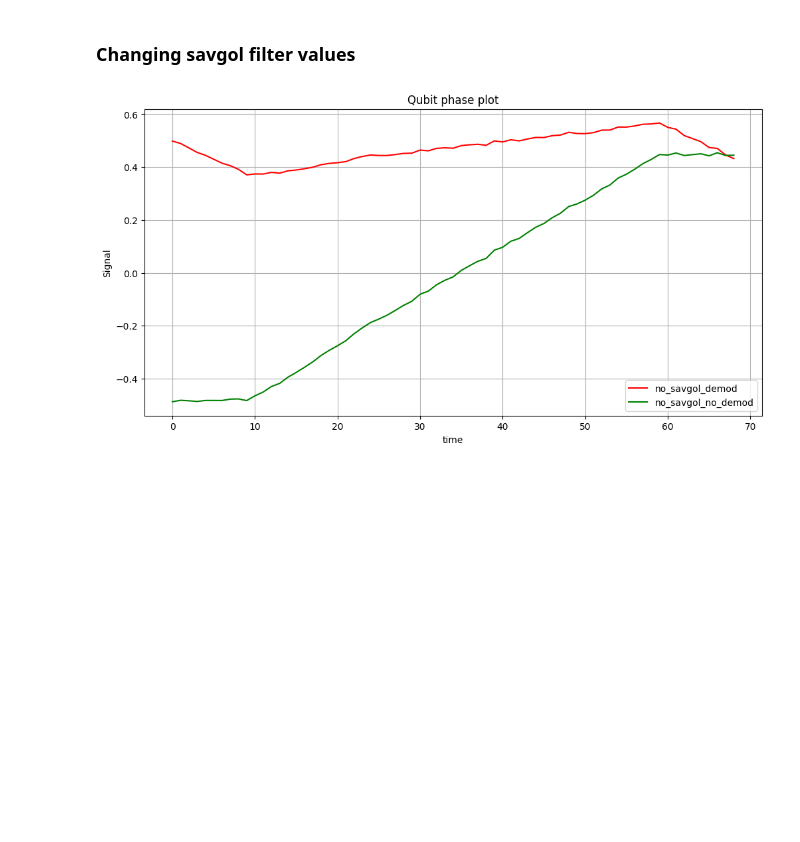
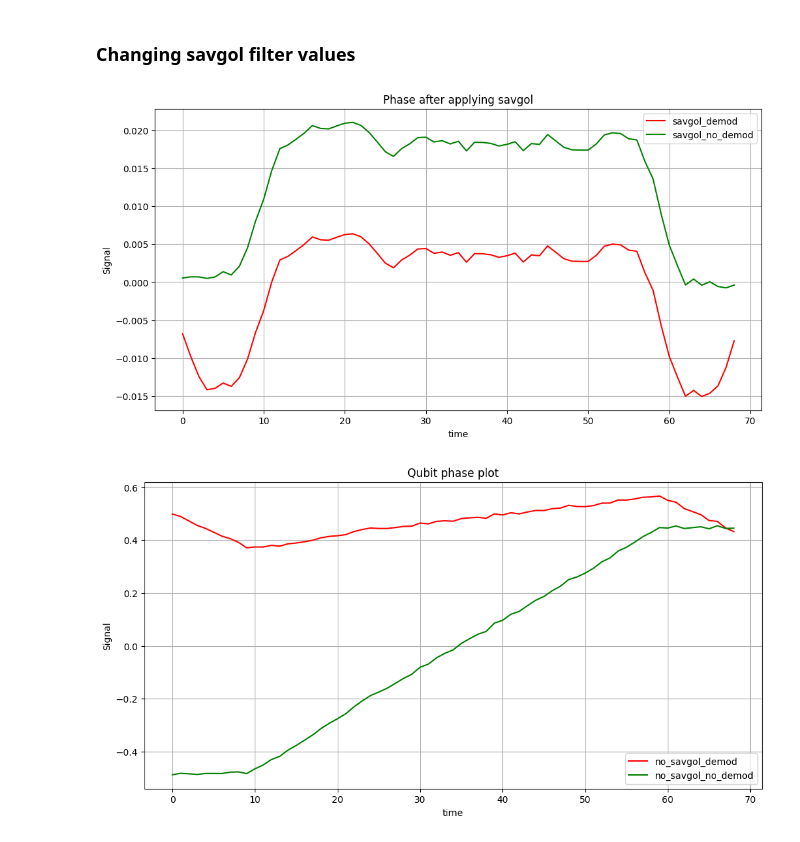
Before and after one commit to ElStabilini/cryoscope_tests, a Jupyter notebook: modify_savgol.ipynb, the cells around one changed output. Drawn from its saved outputs; the diff is of its cells as text; code cells hidden in the pictures; blank space fills up the shorter version.

```diff
--- a/modify_savgol.ipynb
+++ b/modify_savgol.ipynb
@@ -154,6 +154,24 @@ flux_pulse_amplitude = data["\"flux_pulse_amplitude\""]
 cryoscope_data = load_cryoscope_data(data_path / "data.npz", flux_pulse_amplitude)
 # %% [markdown]
 ### Changing savgol filter values
+# %%
+# applicazione del filtro sui dati demodulati vs non demodulati
+_, _, savgol_demod = _fit(cryoscope_data, True, True, 7)
+_, _, savgol_no_demod = _fit(cryoscope_data, True, False, 7)
+_, _, no_savgol_demod = _fit(cryoscope_data, False, True, 7)
+_, _, no_savgol_no_demod = _fit(cryoscope_data, False, False, 7)
+# %%
+plt.figure(figsize=(12, 6))
+plt.plot(savgol_demod, color="red", label="savgol_demod")
+plt.plot(savgol_no_demod, color="green", label="savgol_no_demod")
+plt.xlabel("time")
+plt.ylabel("Signal")
+plt.title("Phase after applying savgol")
+plt.legend()
+plt.grid()
+plt.show()
+# %% [output]
+[figure, added]
 # %%
 #applicazione del filtro sui dati demodulati vs non demodulati
 _, _, savgol_demod = _fit(cryoscope_data, True, True, 3)
```
Also changed, not shown: parts of 1 cell of this notebook, 1 other file.
